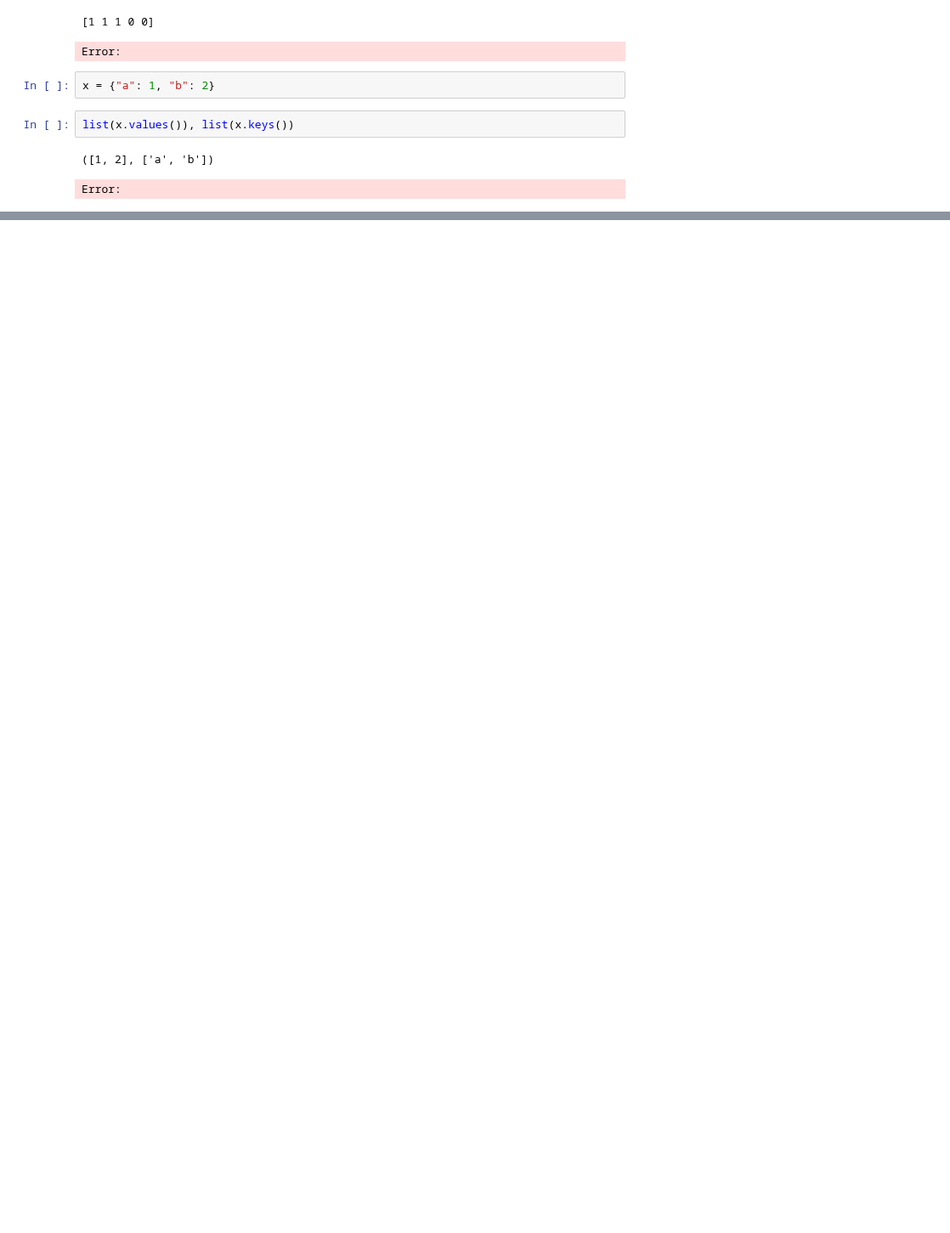
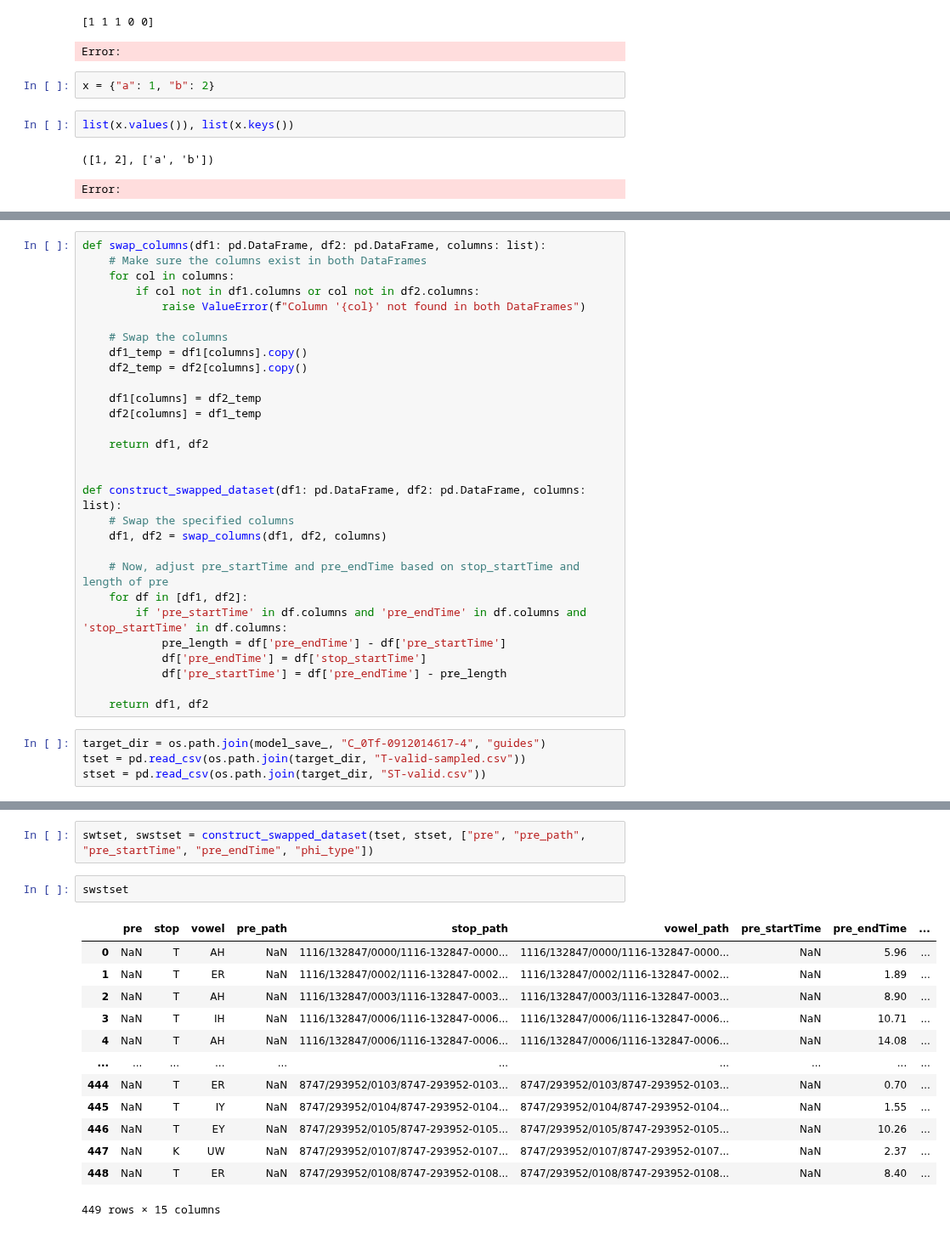
Before and after one commit to Frankalexej/wavln, a Jupyter notebook: z_try_d.ipynb, the cells around one changed output, grey strips where cells are left out. Shown at 85% size. Saved outputs shown, nothing was run; the diff lists cells and outputs as text; blank space fills up the shorter version.

```diff
--- a/z_try_d.ipynb
+++ b/z_try_d.ipynb
@@ -213,0 +218,33 @@ ModuleNotFoundError: No module named 'plotly'
+# %%
+def swap_columns(df1: pd.DataFrame, df2: pd.DataFrame, columns: list):
+    # Make sure the columns exist in both DataFrames
+    for col in columns:
+        if col not in df1.columns or col not in df2.columns:
+            raise ValueError(f"Column '{col}' not found in both DataFrames")
+
+    # Swap the columns
+    df1_temp = df1[columns].copy()
+    df2_temp = df2[columns].copy()
+
+    df1[columns] = df2_temp
+    df2[columns] = df1_temp
+
+    return df1, df2
+
+
+def construct_swapped_dataset(df1: pd.DataFrame, df2: pd.DataFrame, columns: list):
+    # Swap the specified columns
+    df1, df2 = swap_columns(df1, df2, columns)
+
+    # Now, adjust pre_startTime and pre_endTime based on stop_startTime and length of pre
+    for df in [df1, df2]:
+        if 'pre_startTime' in df.columns and 'pre_endTime' in df.columns and 'stop_startTime' in df.columns:
+            pre_length = df['pre_endTime'] - df['pre_startTime']
+            df['pre_endTime'] = df['stop_startTime']
+            df['pre_startTime'] = df['pre_endTime'] - pre_length
+
+    return df1, df2
+# %%
+target_dir = os.path.join(model_save_, "C_0Tf-0912014617-4", "guides")
+tset = pd.read_csv(os.path.join(target_dir, "T-valid-sampled.csv"))
+stset = pd.read_csv(os.path.join(target_dir, "ST-valid.csv"))
@@ -213,0 +299,18 @@ ModuleNotFoundError: No module named 'plotly'
+# %%
+swtset, swstset = construct_swapped_dataset(tset, stset, ["pre", "pre_path", "pre_startTime", "pre_endTime", "phi_type"])
+# %%
+swstset
+# %% [output]
+|  | pre | stop | vowel | pre_path | stop_path | vowel_path | pre_startTime | pre_endTime | ... |
+| 0 | NaN | T | AH | NaN | 1116/132847/0000/1116-132847-0000... | 1116/132847/0000/1116-132847-0000... | NaN | 5.96 | ... |
+| 1 | NaN | T | ER | NaN | 1116/132847/0002/1116-132847-0002... | 1116/132847/0002/1116-132847-0002... | NaN | 1.89 | ... |
+| 2 | NaN | T | AH | NaN | 1116/132847/0003/1116-132847-0003... | 1116/132847/0003/1116-132847-0003... | NaN | 8.90 | ... |
+| 3 | NaN | T | IH | NaN | 1116/132847/0006/1116-132847-0006... | 1116/132847/0006/1116-132847-0006... | NaN | 10.71 | ... |
+| 4 | NaN | T | AH | NaN | 1116/132847/0006/1116-132847-0006... | 1116/132847/0006/1116-132847-0006... | NaN | 14.08 | ... |
+| ... | ... | ... | ... | ... | ... | ... | ... | ... | ... |
+| 444 | NaN | T | ER | NaN | 8747/293952/0103/8747-293952-0103... | 8747/293952/0103/8747-293952-0103... | NaN | 0.70 | ... |
+| 445 | NaN | T | IY | NaN | 8747/293952/0104/8747-293952-0104... | 8747/293952/0104/8747-293952-0104... | NaN | 1.55 | ... |
+| 446 | NaN | T | EY | NaN | 8747/293952/0105/8747-293952-0105... | 8747/293952/0105/8747-293952-0105... | NaN | 10.26 | ... |
+| 447 | NaN | K | UW | NaN | 8747/293952/0107/8747-293952-0107... | 8747/293952/0107/8747-293952-0107... | NaN | 2.37 | ... |
+| 448 | NaN | T | ER | NaN | 8747/293952/0108/8747-293952-0108... | 8747/293952/0108/8747-293952-0108... | NaN | 8.40 | ... |
+449 rows × 15 columns
```
Also changed, not shown: parts of 5 cells of this notebook, 3 other files.
